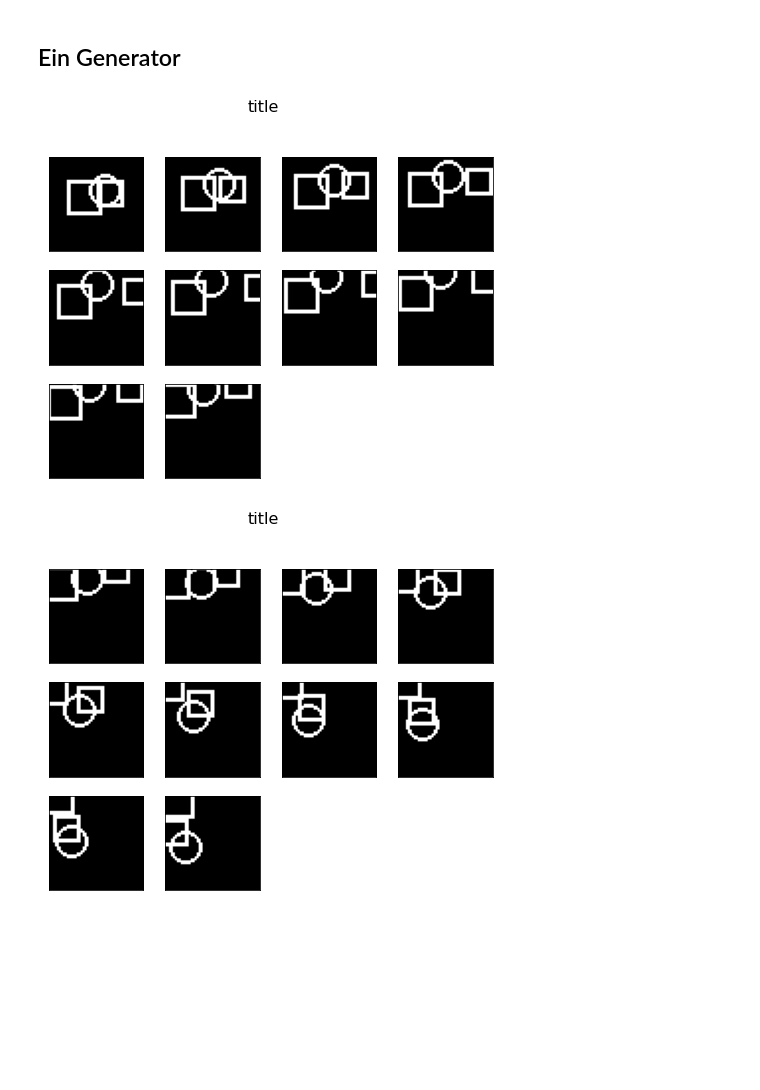
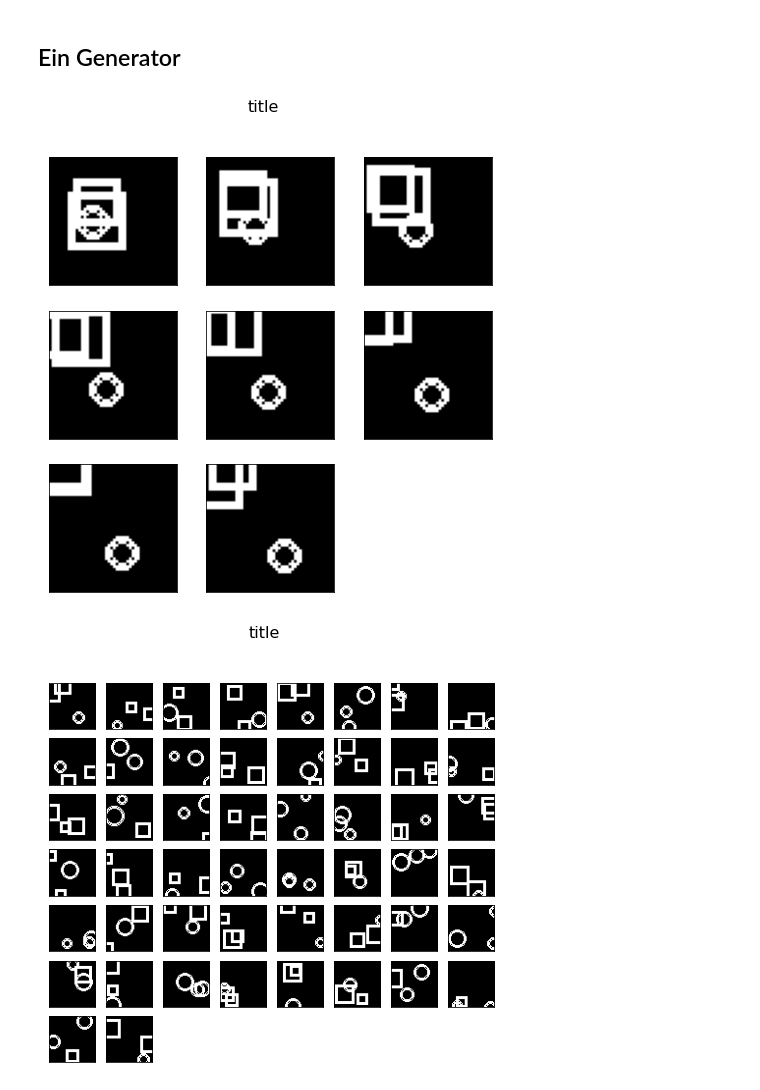
Before and after one commit to MaschinenNah/FramePred2021, a Jupyter notebook: FramePred2021_01_moving_objects.ipynb, the cells around one changed output. Saved outputs shown, nothing was run; the diff lists cells and outputs as text; code cells hidden in the pictures; blank space fills up the shorter version.

```diff
--- a/FramePred2021_01_moving_objects.ipynb
+++ b/FramePred2021_01_moving_objects.ipynb
@@ -86,15 +86,17 @@ def write_moving_object_into(arr):
       ypos = ypos_new
 
     if renderer == 0:
-      for j in range(0, round(frame_size/20)):
+      for j in range(0, round(frame_size/15)):
         # Hier findet das Malen statt:
         y, x = draw.circle_perimeter(round(xpos), round(ypos), round(r-j), shape=(frame_size, frame_size))
+        # y, x = draw.circle(round(xpos), round(ypos), round(r-j), shape=(frame_size, frame_size))
         arr[i, y, x] = 1
 
     elif renderer == 1:
-      for j in range(0, round(frame_size/20)):
+      for j in range(0, round(frame_size/15)):
         # Hier findet das Malen statt:
         y, x = draw.rectangle_perimeter((round(xpos)-r+j, round(ypos)-r+j), extent=(2*r-2*j, 2*r-2*j), shape=(frame_size, frame_size))
+        # y, x = draw.rectangle((round(xpos)-r+j, round(ypos)-r+j), extent=(2*r-2*j, 2*r-2*j), shape=(frame_size, frame_size))
         y = y.astype("uint8")
         x = x.astype("uint8")
         arr[i, y, x] = 1
@@ -157,6 +159,7 @@ class FramePredGen(Sequence):
 
         x = all_frames[:self.n_frames_x]
         y = all_frames[self.n_frames_x:]
+
         batch_x[example_index] = x
         batch_y[example_index] = y
 
@@ -165,18 +168,25 @@ class FramePredGen(Sequence):
   # Hilfsfunktion – Erzeugung leerer Batches:
   def _get_empty_batch(self):
     empty_batch_x = np.zeros((self.batch_size,) + (self.n_frames_x,) + (self.frame_shape), "float32")
-    empty_batch_y = np.zeros((self.batch_size,) + (self.n_frames_y,) + (self.frame_shape), "float32")
+    if self.n_frames_y == 1:
+      empty_batch_y = np.zeros((self.batch_size,) + (self.frame_shape), "float32")
+    else:
+      empty_batch_y = np.zeros((self.batch_size,) + (self.n_frames_y,) + (self.frame_shape), "float32")
     return empty_batch_x, empty_batch_y
 # %%
-gen = FramePredGen((48, 48), 10, 10, 3, write_moving_object_into)
+gen = FramePredGen((48, 48), 8, 1, 3, write_moving_object_into)
 
 batch = gen[0]
 
 show.show_images_from_np_array(batch[0][0], "title")
-show.show_images_from_np_array(batch[1][0], "title")
+show.show_images_from_np_array(batch[1], "title")
+
+#batch[0].shape
+
+#show.show_frame_prediction_batch(batch)
 # %% [output]
-[figure, old version]
+[figure, new version]
-[figure, old version]
+[figure, new version]
 # %%
 import numpy as np
 
```
Also changed, not shown: parts of 8 cells of this notebook.
